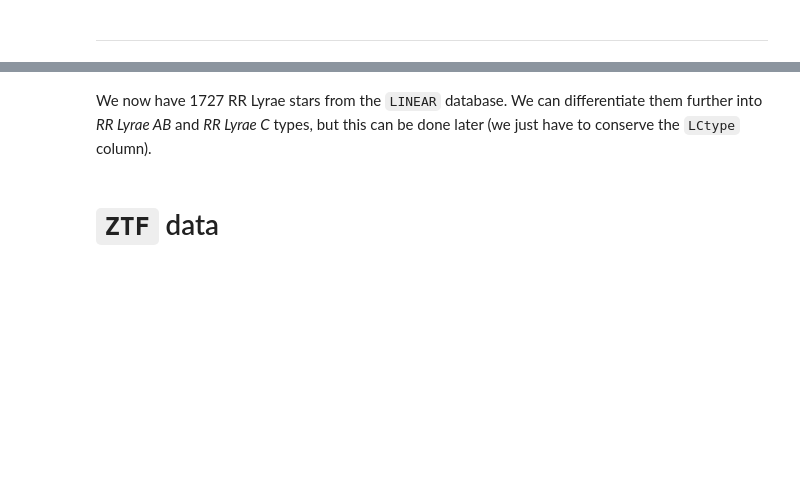
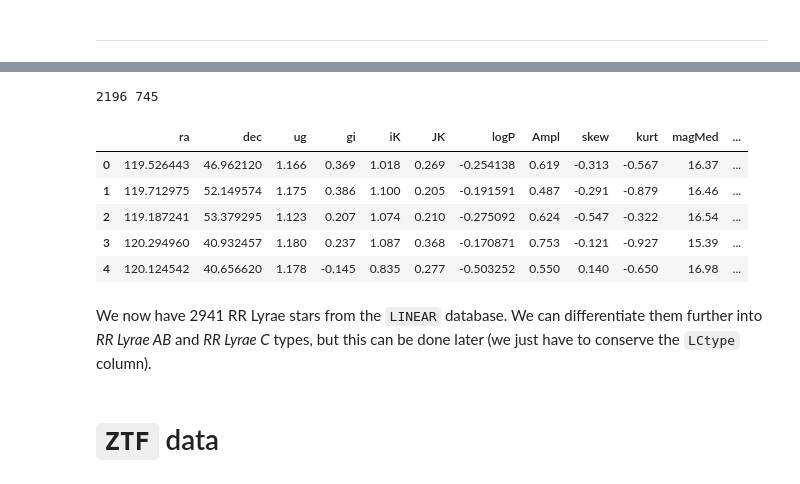
Before and after one commit to emadonev/var_stars, a Jupyter notebook: nbs/02_Data_preparation.ipynb, the cells around one changed output, grey strips where cells are left out. Saved outputs shown, nothing was run; the diff lists cells and outputs as text; code cells hidden in the pictures; blank space fills up the shorter version.

```diff
--- a/nbs/02_Data_preparation.ipynb
+++ b/nbs/02_Data_preparation.ipynb
@@ -222,5 +160,22 @@ Lrrlyr.to_csv("../outputs/LINEAR_RRLR.csv", index=False)
+# %%
+#| code-fold: false
+Lrrlyr = LINEAR_periods[(LINEAR_periods['gi']>-0.5)&(LINEAR_periods['gi']<0.4)&(LINEAR_periods['LCtype']>0)&(LINEAR_periods['LCtype']<3)] # RR lyrae type
+Lrrlyr = Lrrlyr.reset_index(drop=True)
+Lrrlyr.to_csv('../outputs/Lrrlyr_unprocessed.csv',index=False)
+Lab = Lrrlyr[Lrrlyr['LCtype']==1] # RRab type
+Lc = Lrrlyr[Lrrlyr['LCtype']==2] # RRc type
+print(len(Lab), len(Lc))
+Lrrlyr.head()
+# %% [output]
+2196 745
+|  | ra | dec | ug | gi | iK | JK | logP | Ampl | skew | kurt | magMed | ... |
+| 0 | 119.526443 | 46.962120 | 1.166 | 0.369 | 1.018 | 0.269 | -0.254138 | 0.619 | -0.313 | -0.567 | 16.37 | ... |
+| 1 | 119.712975 | 52.149574 | 1.175 | 0.386 | 1.100 | 0.205 | -0.191591 | 0.487 | -0.291 | -0.879 | 16.46 | ... |
+| 2 | 119.187241 | 53.379295 | 1.123 | 0.207 | 1.074 | 0.210 | -0.275092 | 0.624 | -0.547 | -0.322 | 16.54 | ... |
+| 3 | 120.294960 | 40.932457 | 1.180 | 0.237 | 1.087 | 0.368 | -0.170871 | 0.753 | -0.121 | -0.927 | 15.39 | ... |
+| 4 | 120.124542 | 40.656620 | 1.178 | -0.145 | 0.835 | 0.277 | -0.503252 | 0.550 | 0.140 | -0.650 | 16.98 | ... |
 # %% [markdown]
-We now have 1727 RR Lyrae stars from the `LINEAR` database. We can differentiate them further into *RR Lyrae AB* and *RR Lyrae C* types, but this can be done later (we just have to conserve the `LCtype` column).
+We now have 2941 RR Lyrae stars from the `LINEAR` database. We can differentiate them further into *RR Lyrae AB* and *RR Lyrae C* types, but this can be done later (we just have to conserve the `LCtype` column).
 # %% [markdown]
 # `ZTF` data
 # %% [markdown]
```
Also changed, not shown: parts of 14 cells of this notebook, 17 other files.
